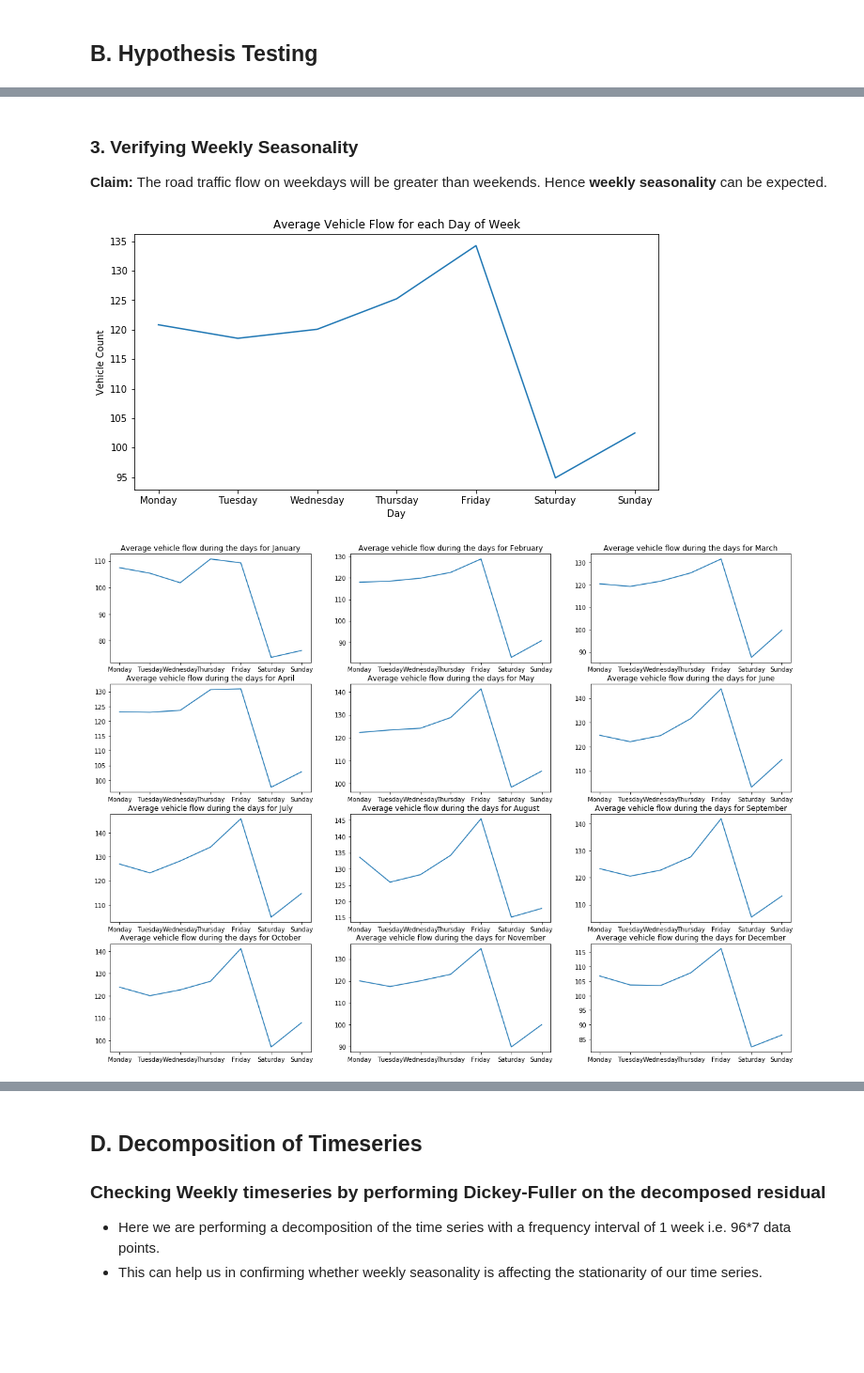
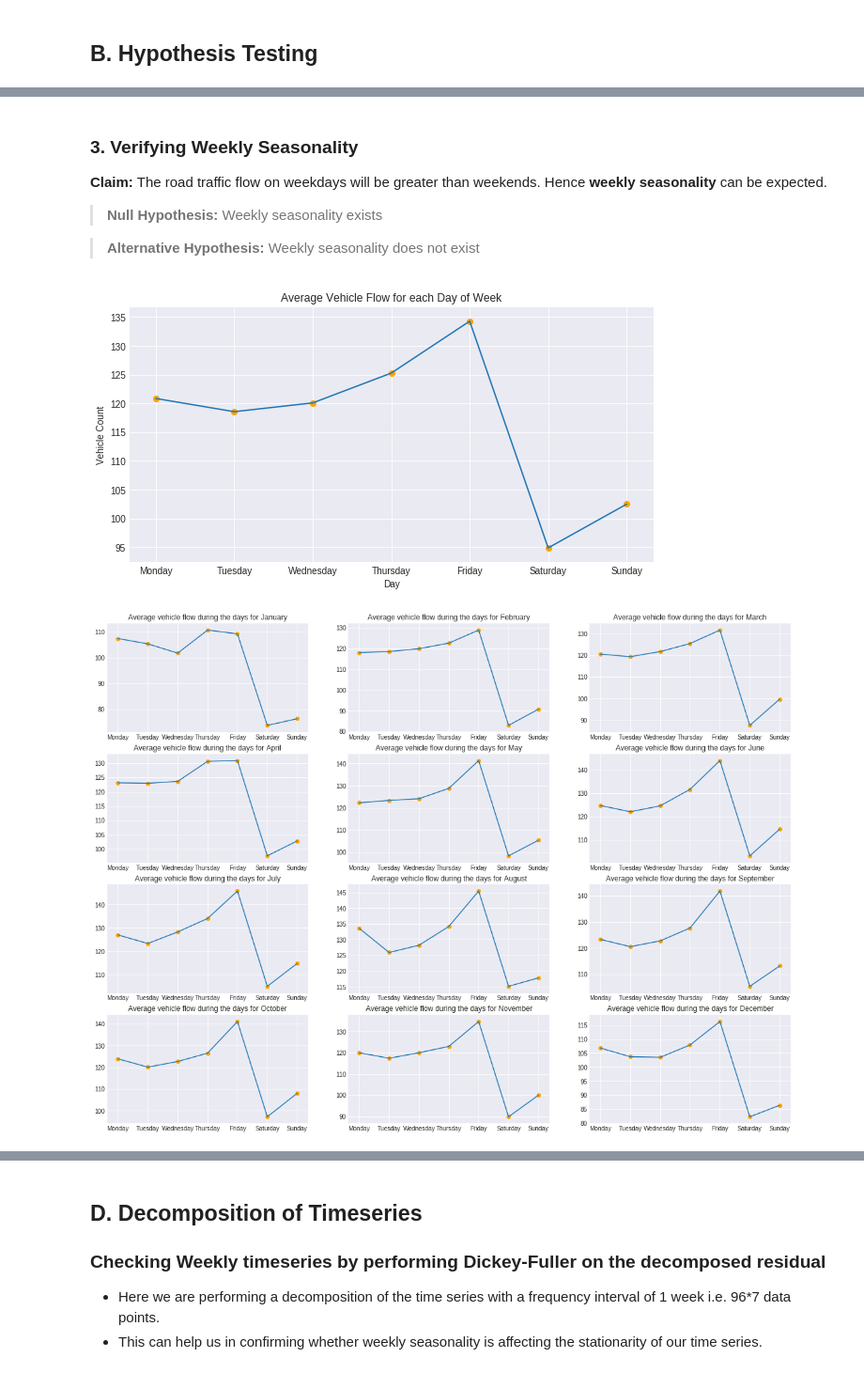
Before and after one commit to ankushjain2001/Traffic-Congestion-EDA, a Jupyter notebook: Traffic Congestion - Data Exploration.ipynb, the cells around one changed output, grey strips where cells are left out. Shown at 94% size. Cells and saved outputs as stored; diff of their text form; code cells hidden in the pictures; blank space fills up the shorter version.

```diff
--- a/Traffic Congestion - Data Exploration.ipynb
+++ b/Traffic Congestion - Data Exploration.ipynb
@@ -23,5 +23,6 @@ import matplotlib.pyplot as plt
 from datetime import datetime, timedelta
 import warnings
 warnings.filterwarnings("ignore")
+plt.style.use('seaborn-darkgrid')
 # %% [markdown]
 ### Import Data
@@ -157,6 +169,10 @@ for i in range(7):
 # %% [markdown]
 ### 3. Verifying Weekly Seasonality
 **Claim:** The road traffic flow on weekdays will be greater than weekends. Hence **weekly seasonality** can be expected.
+
+> **Null Hypothesis:** Weekly seasonality exists
+
+> **Alternative Hypothesis:** Weekly seasonality does not exist
 # %%
 avgDayOfWeekData = data[['Flow']]
 avgDayOfWeekData['Day'] = data['Date'].apply(lambda x: x.weekday())#datetime.strftime(x, '%A'))
@@ -165,35 +181,37 @@ avgDayOfWeekData['Day'] = avgDayOfWeekData['Day'].apply(lambda x: dayList[x])
 
 plt.figure(figsize=(10,5))
 plt.plot(avgDayOfWeekData['Day'], avgDayOfWeekData['Flow'])
+plt.scatter(avgDayOfWeekData['Day'], avgDayOfWeekData['Flow'], c='orange')
 plt.xticks(np.arange(0,7), dayList, rotation='horizontal')
 plt.title('Average Vehicle Flow for each Day of Week')
 plt.xlabel('Day')
 plt.ylabel('Vehicle Count');
 plt.show(block=False)
 # %% [output]
-[figure, old version]
+[figure, new version]
 # %%
 monthNumList = ['01', '02', '03', '04', '05', '06', '07', '08', '09', '10', '11', '12']
 monthList= ['January','February', 'March', 'April', 'May', 'June', 'July', 'August', 'September', 'October', 'November', 'December']
 
 mthWiseAvgDayOfWeekData = data[['Flow']]
 mthWiseAvgDayOfWeekData['Day'] = data['Date'].apply(lambda x: x.weekday())#datetime.strftime(x, '%A'))
 mthWiseAvgDayOfWeekData['Month'] = data['Date'].apply(lambda x: datetime.strftime(x, '%m'))
 mthWiseAvgDayOfWeekData = mthWiseAvgDayOfWeekData.groupby(['Month','Day'], as_index=False).mean()
 mthWiseAvgDayOfWeekData['Day'] = mthWiseAvgDayOfWeekData['Day'].apply(lambda x: dayList[x])
 
 fig = plt.figure(figsize=(20,15))
 fig.tight_layout()
 for i in range(12):
     dataMonthly = mthWiseAvgDayOfWeekData[mthWiseAvgDayOfWeekData['Month'] == monthNumList[i]] # select dataframe with month = i
     ax = fig.add_subplot(4,3,i+1) # add subplot in the i-th position on a grid 12x1
     ax.title.set_text('Average vehicle flow during the days for '+ monthList[i])
     ax.plot(dataMonthly['Day'], dataMonthly['Flow'])
+    ax.scatter(dataMonthly['Day'], dataMonthly['Flow'], c='orange')
     ax.set_xticks(dataMonthly['Day'].unique()) # set x axis
     #ax.set_xticks([])
     #ax.tick_params(labelrotation=45)
 # %% [output]
-[figure, old version]
+[figure, new version]
 # %% [markdown]
 **Observation**
 - The first graph illustrates the average flow of traffic during different days of week for the entire dataset.
```
Also changed, not shown: parts of 33 cells of this notebook.
